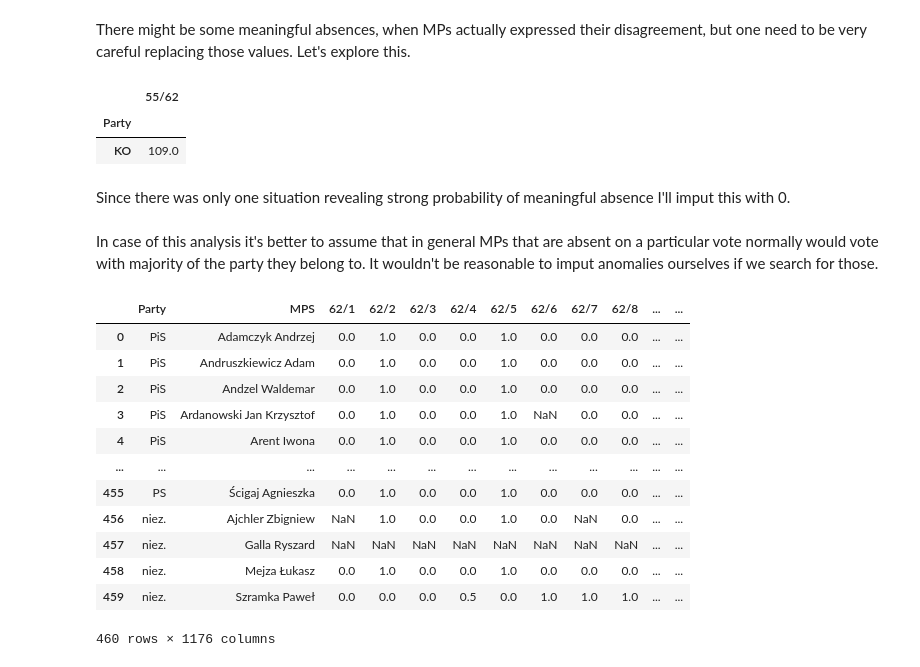
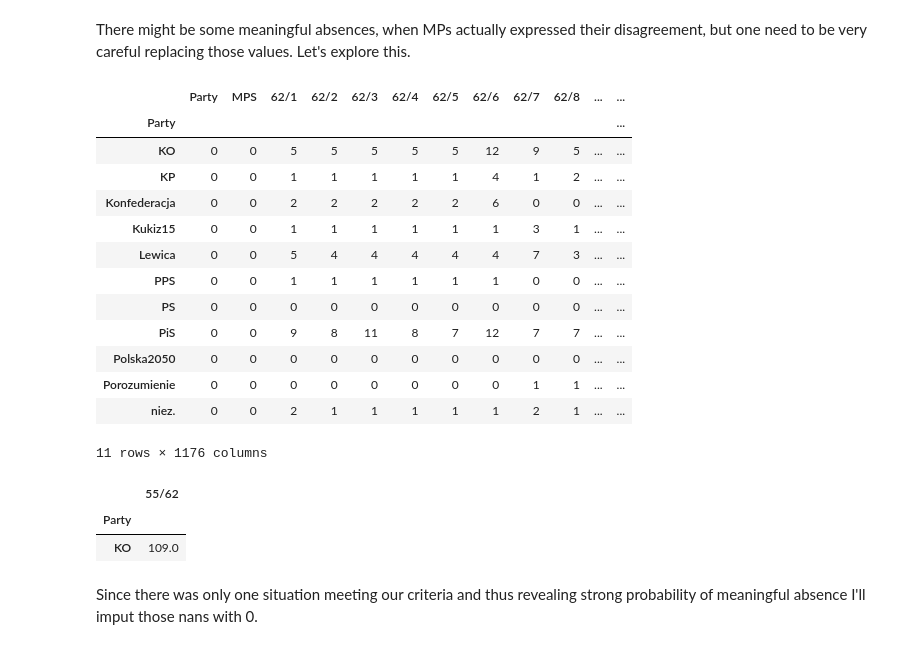
Before and after one commit to milosh-dr/MPs, a Jupyter notebook: data_cleaning.ipynb, the cells around one changed output. Saved outputs shown, nothing was run; the diff lists cells and outputs as text; code cells hidden in the pictures.

```diff
--- a/data_cleaning.ipynb
+++ b/data_cleaning.ipynb
@@ -67 +59,20 @@ not_present = df.groupby('Party').agg(sum_nan)
+# %%
+# Let's sum all the absences across the parties
+not_present = df.groupby('Party').apply(lambda x: x.isna().sum())
+not_present
+# %% [output]
+|  | Party | MPS | 62/1 | 62/2 | 62/3 | 62/4 | 62/5 | 62/6 | 62/7 | 62/8 | ... | ... |
+| Party |  |  |  |  |  |  |  |  |  |  |  | ... |
+| KO | 0 | 0 | 5 | 5 | 5 | 5 | 5 | 12 | 9 | 5 | ... | ... |
+| KP | 0 | 0 | 1 | 1 | 1 | 1 | 1 | 4 | 1 | 2 | ... | ... |
+| Konfederacja | 0 | 0 | 2 | 2 | 2 | 2 | 2 | 6 | 0 | 0 | ... | ... |
+| Kukiz15 | 0 | 0 | 1 | 1 | 1 | 1 | 1 | 1 | 3 | 1 | ... | ... |
+| Lewica | 0 | 0 | 5 | 4 | 4 | 4 | 4 | 4 | 7 | 3 | ... | ... |
+| PPS | 0 | 0 | 1 | 1 | 1 | 1 | 1 | 1 | 0 | 0 | ... | ... |
+| PS | 0 | 0 | 0 | 0 | 0 | 0 | 0 | 0 | 0 | 0 | ... | ... |
+| PiS | 0 | 0 | 9 | 8 | 11 | 8 | 7 | 12 | 7 | 7 | ... | ... |
+| Polska2050 | 0 | 0 | 0 | 0 | 0 | 0 | 0 | 0 | 0 | 0 | ... | ... |
+| Porozumienie | 0 | 0 | 0 | 0 | 0 | 0 | 0 | 0 | 1 | 1 | ... | ... |
+| niez. | 0 | 0 | 2 | 1 | 1 | 1 | 1 | 1 | 2 | 1 | ... | ... |
+11 rows × 1176 columns
 # %%
@@ -92,22 +104,4 @@ meaningful_absence
 | Party |  |
 | KO | 109.0 |
 # %% [markdown]
-Since there was only one situation revealing strong probability of meaningful absence I'll imput this with 0.
+Since there was only one situation meeting our criteria and thus revealing strong probability of meaningful absence I'll imput those nans with 0.
-# %% [markdown]
-In case of this analysis it's better to assume that in general MPs that are absent on a particular vote normally would vote with majority of the party they belong to. It wouldn't be reasonable to imput anomalies ourselves if we search for those.
-# %%
-df
-# %% [output]
-|  | Party | MPS | 62/1 | 62/2 | 62/3 | 62/4 | 62/5 | 62/6 | 62/7 | 62/8 | ... | ... |
-| 0 | PiS | Adamczyk Andrzej | 0.0 | 1.0 | 0.0 | 0.0 | 1.0 | 0.0 | 0.0 | 0.0 | ... | ... |
-| 1 | PiS | Andruszkiewicz Adam | 0.0 | 1.0 | 0.0 | 0.0 | 1.0 | 0.0 | 0.0 | 0.0 | ... | ... |
-| 2 | PiS | Andzel Waldemar | 0.0 | 1.0 | 0.0 | 0.0 | 1.0 | 0.0 | 0.0 | 0.0 | ... | ... |
-| 3 | PiS | Ardanowski Jan Krzysztof | 0.0 | 1.0 | 0.0 | 0.0 | 1.0 | NaN | 0.0 | 0.0 | ... | ... |
-| 4 | PiS | Arent Iwona | 0.0 | 1.0 | 0.0 | 0.0 | 1.0 | 0.0 | 0.0 | 0.0 | ... | ... |
-| ... | ... | ... | ... | ... | ... | ... | ... | ... | ... | ... | ... | ... |
-| 455 | PS | Ścigaj Agnieszka | 0.0 | 1.0 | 0.0 | 0.0 | 1.0 | 0.0 | 0.0 | 0.0 | ... | ... |
-| 456 | niez. | Ajchler Zbigniew | NaN | 1.0 | 0.0 | 0.0 | 1.0 | 0.0 | NaN | 0.0 | ... | ... |
-| 457 | niez. | Galla Ryszard | NaN | NaN | NaN | NaN | NaN | NaN | NaN | NaN | ... | ... |
-| 458 | niez. | Mejza Łukasz | 0.0 | 1.0 | 0.0 | 0.0 | 1.0 | 0.0 | 0.0 | 0.0 | ... | ... |
-| 459 | niez. | Szramka Paweł | 0.0 | 0.0 | 0.0 | 0.5 | 0.0 | 1.0 | 1.0 | 1.0 | ... | ... |
-460 rows × 1176 columns
```
Also changed, not shown: parts of 39 cells of this notebook.
